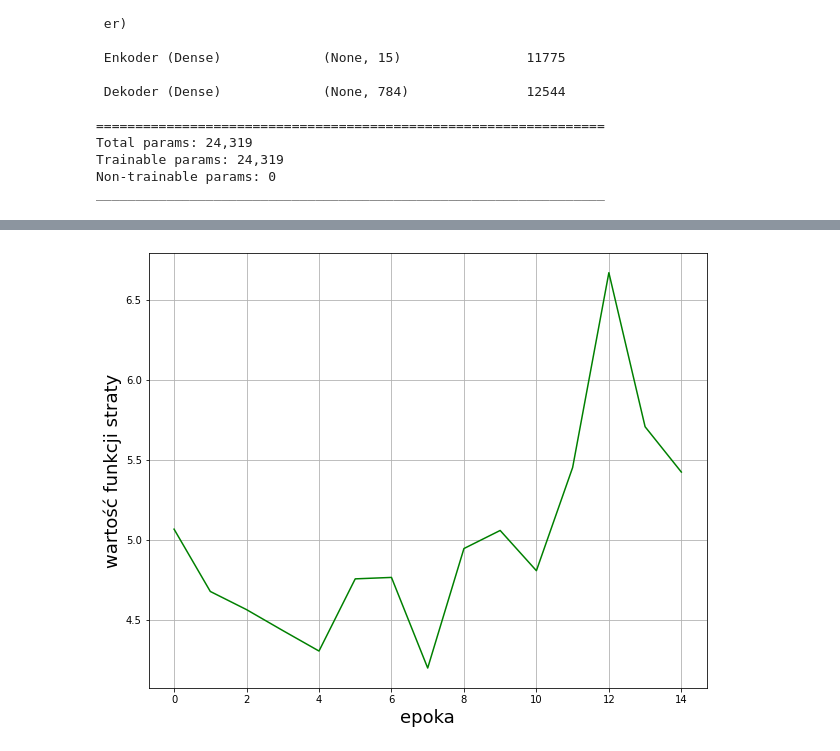
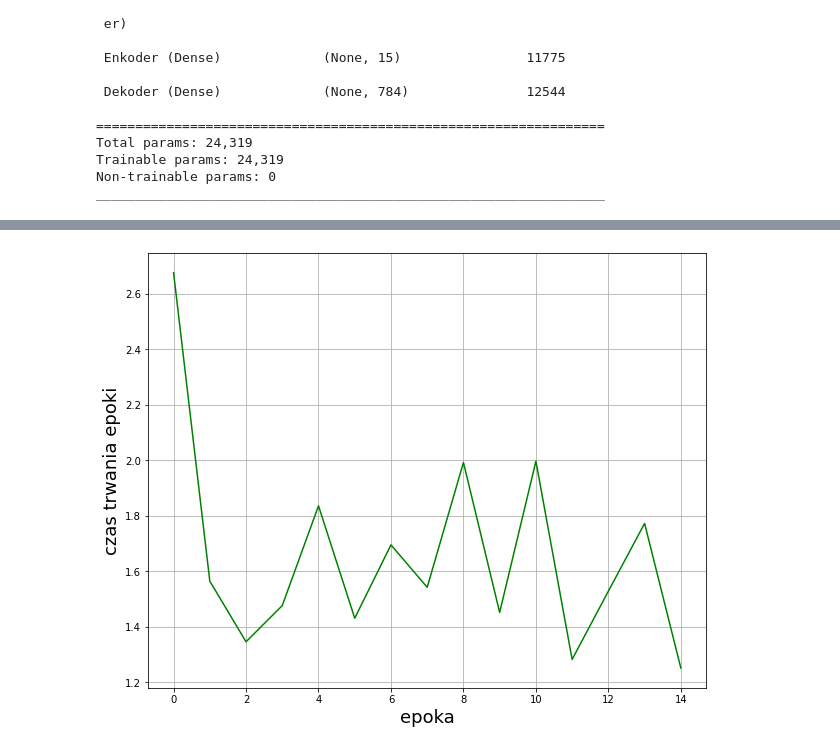
Before and after one commit to AlicjaHol/praca_mgr, a Jupyter notebook: praktyczne/Autoenkoder-prosty.ipynb, the cells around one changed output, grey strips where cells are left out. Drawn from its saved outputs; the diff is of its cells as text; code cells hidden in the pictures.

```diff
--- a/praktyczne/Autoenkoder-prosty.ipynb
+++ b/praktyczne/Autoenkoder-prosty.ipynb
@@ -193,9 +199,9 @@ time_callback.times
 # %%
 fig = plt.figure(figsize=(10,8))
 plt.plot(epoch, time_callback.times, 'g')
-plt.ylabel("wartość funkcji straty", fontsize=18)
+plt.ylabel("czas trwania epoki", fontsize=18)
 plt.xlabel("epoka", fontsize=18)
 plt.grid(True)
 plt.show()
 # %% [output]
-[figure, old version]
+[figure, new version]
```
Also changed, not shown: parts of 8 cells of this notebook, 5 other files.
